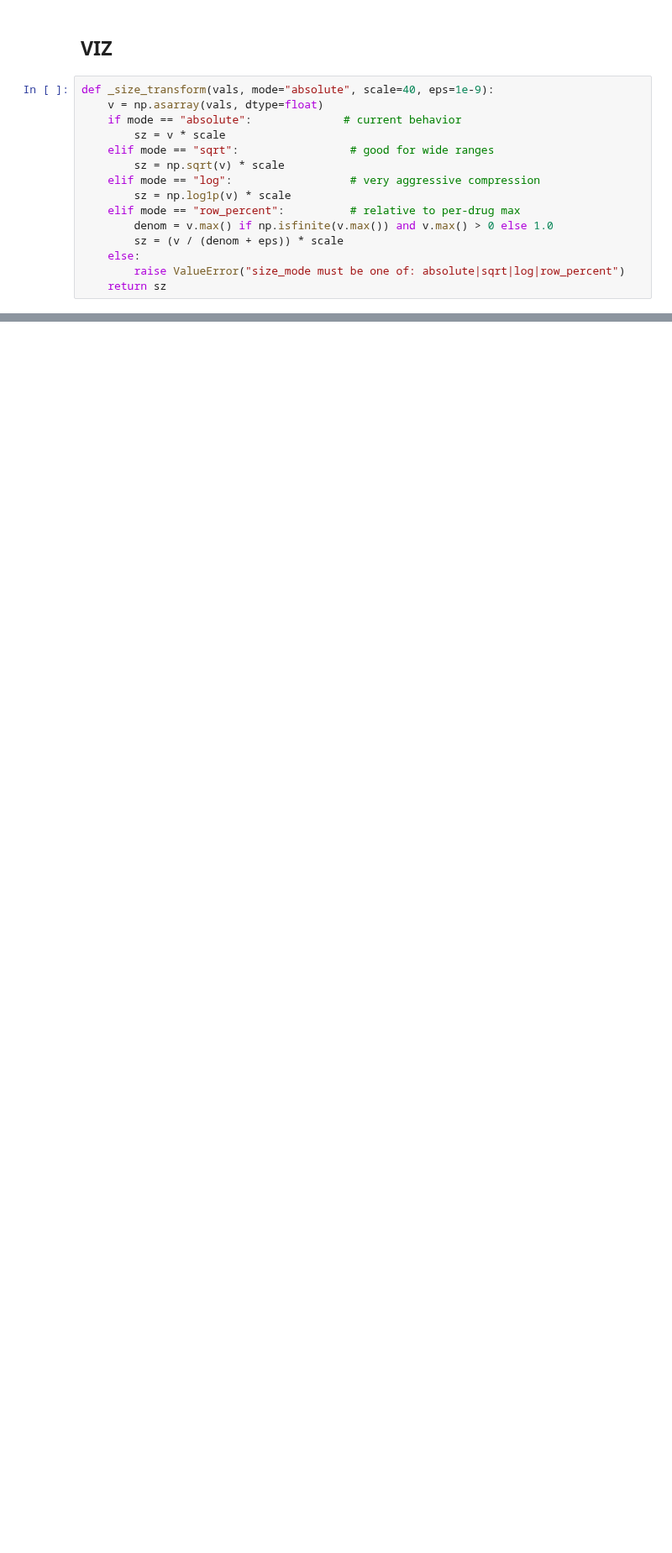
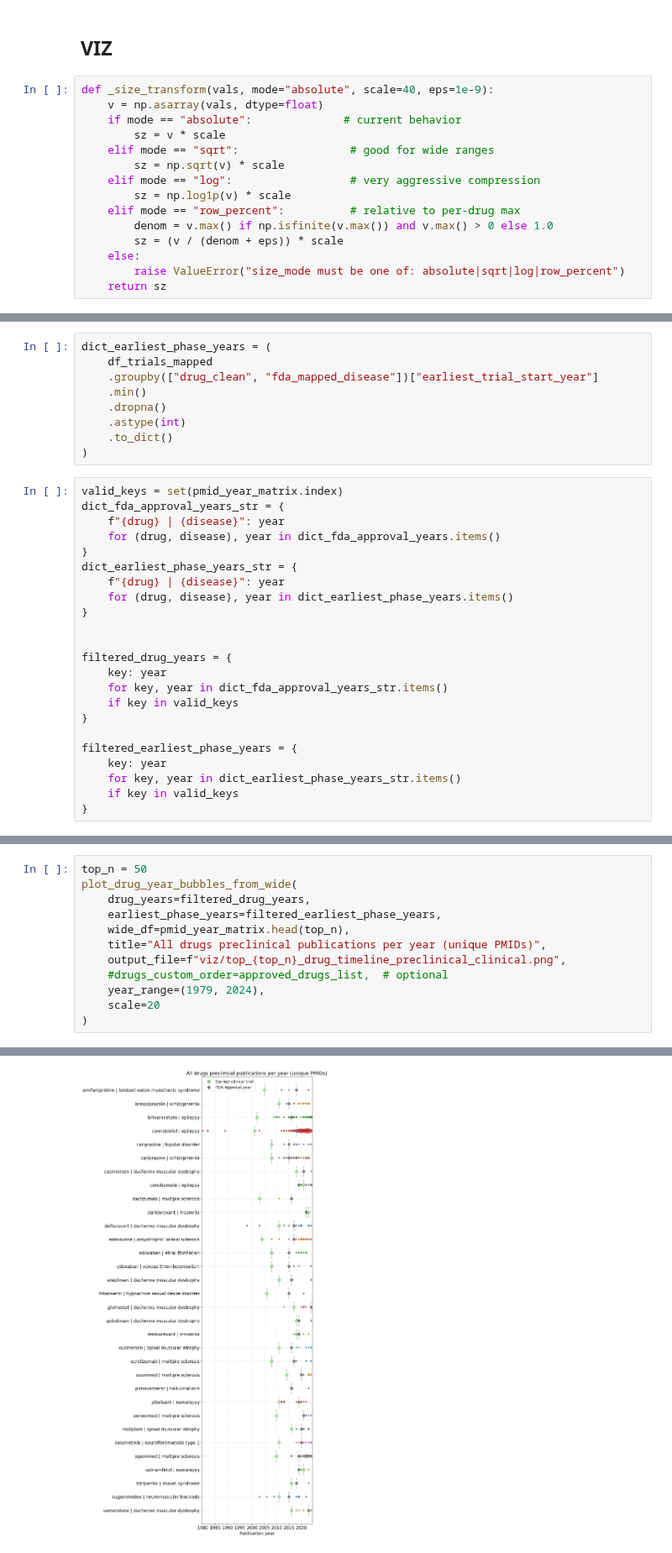
Before and after one commit to Ineichen-Group/Preclinical_DrugDisease_Translation_Pipeline, a Jupyter notebook: 10_use_case_disease_focus/Timeline_Analysis.ipynb, the cells around one changed output, grey strips where cells are left out. Shown at 84% size. Cells and saved outputs as stored; diff of their text form; blank space fills up the shorter version.

```diff
--- a/10_use_case_disease_focus/Timeline_Analysis.ipynb
+++ b/10_use_case_disease_focus/Timeline_Analysis.ipynb
@@ -414,0 +800,32 @@ Saved plot to: viz/top_10_drug_timeline_preclinical.png
+# %%
+dict_earliest_phase_years = (
+    df_trials_mapped
+    .groupby(["drug_clean", "fda_mapped_disease"])["earliest_trial_start_year"]
+    .min()
+    .dropna()
+    .astype(int)
+    .to_dict()
+)
+# %%
+valid_keys = set(pmid_year_matrix.index)
+dict_fda_approval_years_str = {
+    f"{drug} | {disease}": year
+    for (drug, disease), year in dict_fda_approval_years.items()
+}
+dict_earliest_phase_years_str = {
+    f"{drug} | {disease}": year
+    for (drug, disease), year in dict_earliest_phase_years.items()
+}
+
+
+filtered_drug_years = {
+    key: year
+    for key, year in dict_fda_approval_years_str.items()
+    if key in valid_keys
+}
+
+filtered_earliest_phase_years = {
+    key: year
+    for key, year in dict_earliest_phase_years_str.items()
+    if key in valid_keys
+}
@@ -414,0 +836,13 @@ Saved plot to: viz/top_10_drug_timeline_preclinical.png
+# %%
+top_n = 50
+plot_drug_year_bubbles_from_wide(
+    drug_years=filtered_drug_years,
+    earliest_phase_years=filtered_earliest_phase_years,
+    wide_df=pmid_year_matrix.head(top_n),
+    title="All drugs preclinical publications per year (unique PMIDs)",
+    output_file=f"viz/top_{top_n}_drug_timeline_preclinical_clinical.png",
+    #drugs_custom_order=approved_drugs_list,  # optional
+    year_range=(1979, 2024),
+    scale=20
+)
+# %% [output]
@@ -414,0 +851 @@ Saved plot to: viz/top_10_drug_timeline_preclinical.png
+[figure, added]
```
Also changed, not shown: parts of 39 cells of this notebook, 3 other files.
